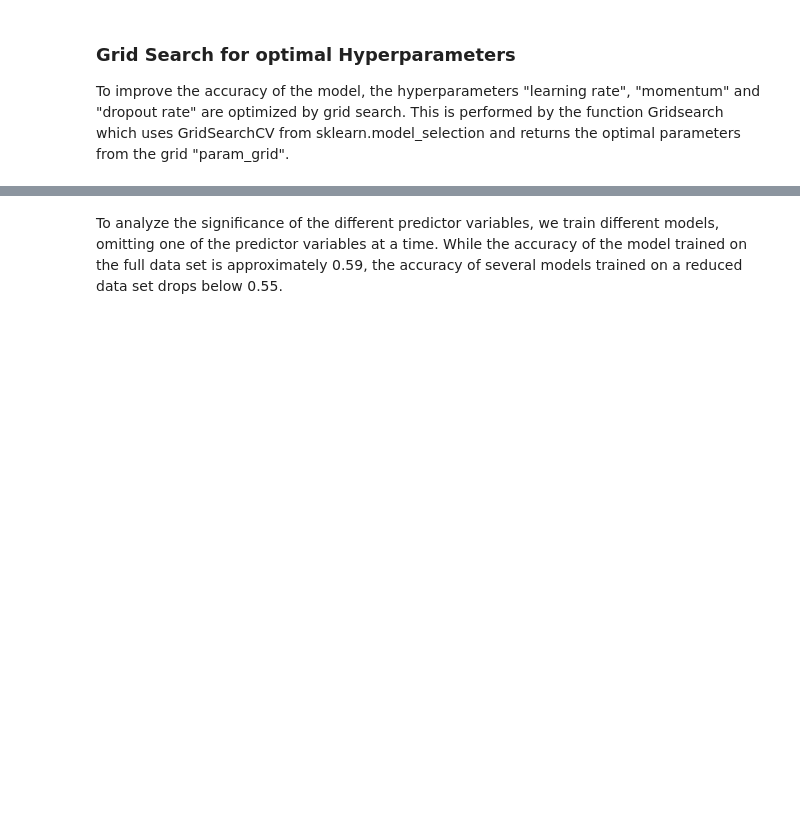
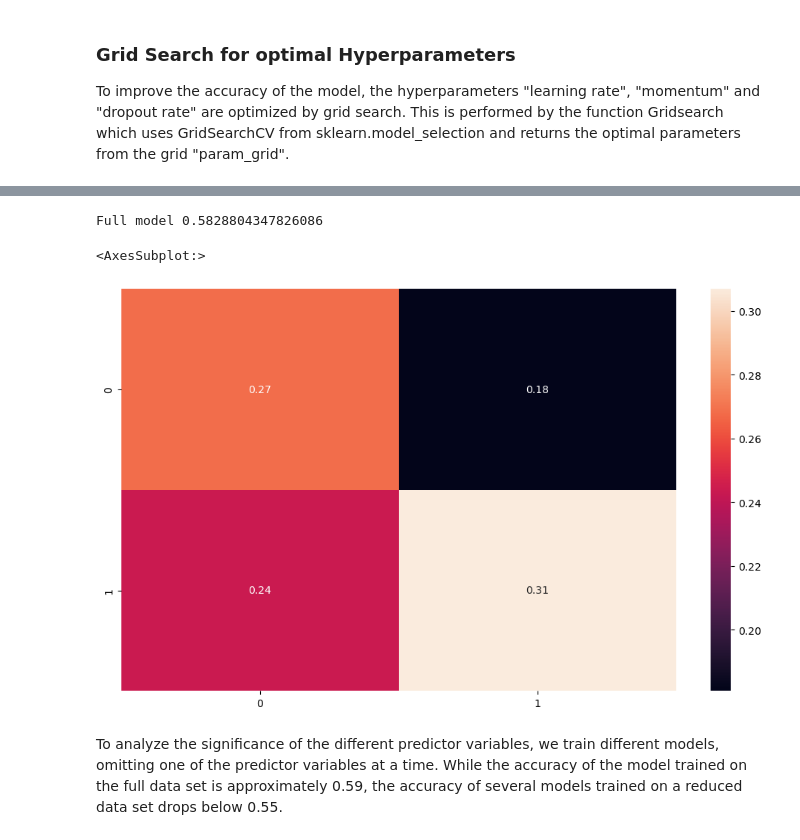
Before and after one commit to selinawaber/DataScience23, a Jupyter notebook: Data_Science_Project_23_Jan.ipynb, the cells around one changed output, grey strips where cells are left out. Cells and saved outputs as stored; diff of their text form; code cells hidden in the pictures; blank space fills up the shorter version.

```diff
--- a/Data_Science_Project_23_Jan.ipynb
+++ b/Data_Science_Project_23_Jan.ipynb
@@ -372,7 +545,8 @@ df.head()
 ## Assigning X and target y
 # %%
 X = df.loc[:, df.columns != "Class"]
-y = df["Class"]
+X = df.drop(labels=["Class_0", "Class_1", "Stock Name", "year_2014", "year_2015", "year_2016", "year_2017", "year_2018", "PRICE VAR [%]"], axis = 1)
+y = df["Class_0"]
 # %% [markdown]
 ## Train and Test Split
 # %%
@@ -575,32 +758,53 @@ def FCNetwork_train(network, trainloader, valloader, PATH, nr_epochs, print_runn
         if print_running_loss:
             print(f'Epoch: {epoch} over')
 # %%
-def accuracy(network, testloader, PATH, print_accuracy):
+def test_true_predicted(network, testloader, PATH): #, print_accuracy):
     network.load_state_dict(torch.load(PATH))
 
-    correct = 0
-    total = 0
+    #correct = 0
+    #total = 0
+
+    y_pred = []
+    y_true = []
+
     network.eval()
     with torch.no_grad():
         for data in testloader:
             inputs, labels = data
             outputs = network(inputs)
             predicted = outputs>0.5
-            total += labels.size(0)
-            correct += (predicted == labels).sum().item()
 
-    if print_accuracy:
-        print(f'Accuracy of the network on the test images: {100 * correct / total} %')
-    return correct / total
+            y_true.extend(torch.reshape(labels, (batch_size, )).tolist())
+            y_pred.extend(torch.reshape(predicted, (batch_size, )).tolist())
+
+            #total += labels.size(0)
+            #correct += (predicted == labels).sum().item()
+
+    #if print_accuracy:
+    #print(f'Accuracy of the network on the test images: {100 * correct / total} %')
+    return y_true, y_pred #correct / total,
 # %%
 PATH = './net.pth'
 # %%
 network = FCNetwork(input_dim = input_dim, dropout_rate = optimal_dropout)
 trainloader, valloader, testloader = CustomDataloader(X, y)
-FCNetwork_train(network, trainloader, valloader, PATH, nr_epochs=10, print_running_loss=True)
-acc = accuracy(network, testloader, PATH, print_accuracy=False)
-
-print("Full model", acc)
+FCNetwork_train(network, trainloader, valloader, PATH, nr_epochs=10, print_running_loss=False)
+# %%
+y_true = test_true_predicted(network, testloader, PATH)[0]
+y_pred = test_true_predicted(network, testloader, PATH)[1]
+
+acc = accuracy_score(y_true, y_pred)
+
+print("Full model", acc)
+# %% [output]
+Full model 0.5828804347826086
+# %%
+cf_matrix = confusion_matrix(y_true, y_pred)
+plt.figure(figsize = (12,7))
+sn.heatmap(cf_matrix/len(y_true), annot=True)
+# %% [output]
+<AxesSubplot:>
+[figure, added]
 # %% [markdown]
 To analyze the significance of the different predictor variables, we train different models, omitting one of the predictor variables at a time. While the accuracy of the model trained on the full data set is approximately 0.59, the accuracy of several models trained on a reduced data set drops below 0.55.
 # %%
```
Also changed, not shown: parts of 28 cells of this notebook.
